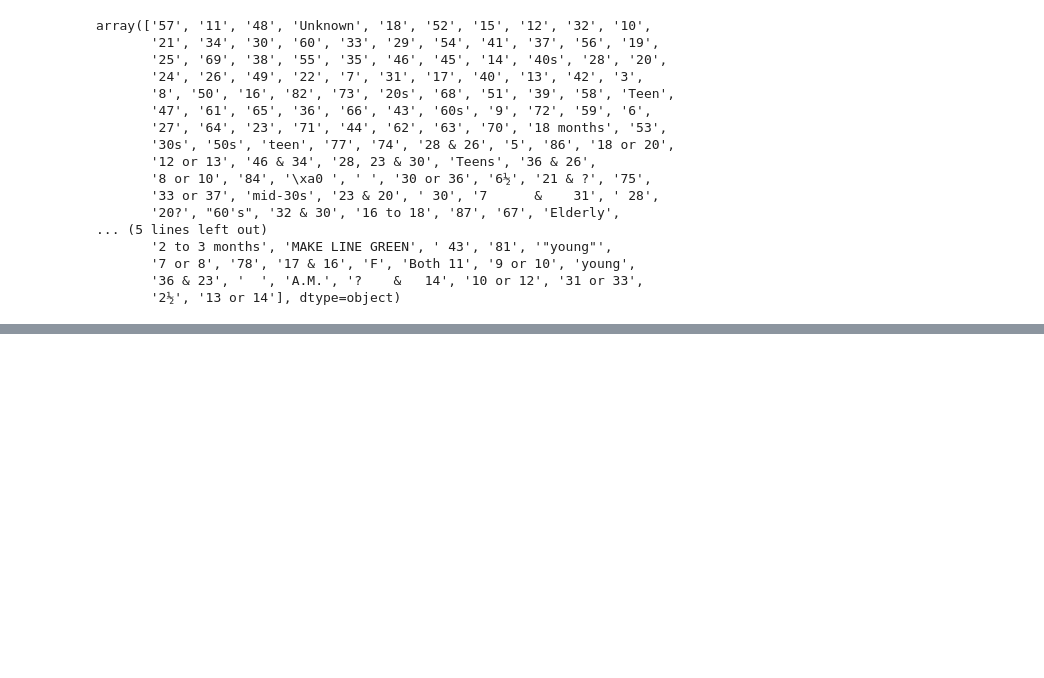
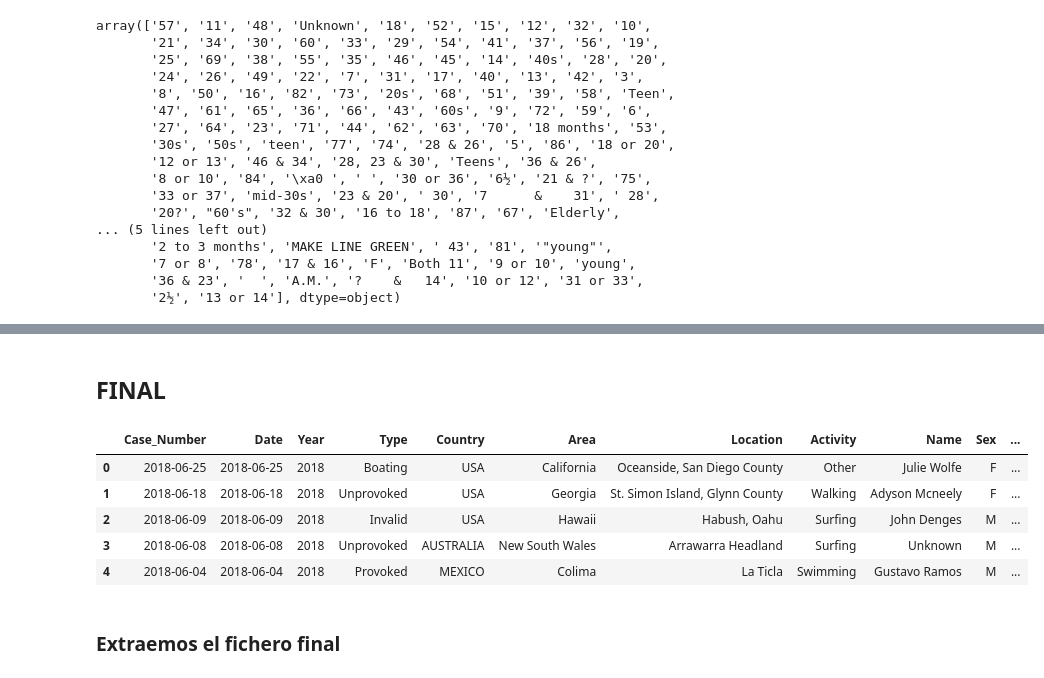
Before and after one commit to victorrmtz/Proyecto-Shark-Limpieza-, a Jupyter notebook: Code/main.ipynb, the cells around one changed output, grey strips where cells are left out. Drawn from its saved outputs; the diff is of its cells as text; code cells hidden in the pictures; blank space fills up the shorter version.

```diff
--- a/Code/main.ipynb
+++ b/Code/main.ipynb
@@ -1144,0 +1271,6 @@ array(['Boating', 'Unprovoked', 'Invalid', 'Provoked', 'Questionable',
+# %%
+for c in data.select_dtypes('object').columns:
+
+    data[c]=data[c].astype('category')
+
+data.info(memory_usage='deep')
@@ -1144,0 +1295,6 @@ array(['Boating', 'Unprovoked', 'Invalid', 'Provoked', 'Questionable',
+# %%
+for c in data.select_dtypes('float').columns:
+
+    data[c]=pd.to_numeric(data[c], downcast='float')
+
+data.info(memory_usage='deep')
@@ -1144,0 +1319,6 @@ array(['Boating', 'Unprovoked', 'Invalid', 'Provoked', 'Questionable',
+# %%
+for c in data.select_dtypes('integer').columns:
+
+    data[c]=pd.to_numeric(data[c], downcast='integer')
+
+data.info(memory_usage='deep')
@@ -1144,0 +1343,15 @@ array(['Boating', 'Unprovoked', 'Invalid', 'Provoked', 'Questionable',
+# %% [markdown]
+## FINAL
+# %%
+data.reset_index(drop=True, inplace=True) #Reseteamos index
+# %%
+data.head()
+# %% [output]
+|  | Case_Number | Date | Year | Type | Country | Area | Location | Activity | Name | Sex | ... |
+| 0 | 2018-06-25 | 2018-06-25 | 2018 | Boating | USA | California | Oceanside, San Diego County | Other | Julie Wolfe | F | ... |
+| 1 | 2018-06-18 | 2018-06-18 | 2018 | Unprovoked | USA | Georgia | St. Simon Island, Glynn County | Walking | Adyson Mcneely | F | ... |
+| 2 | 2018-06-09 | 2018-06-09 | 2018 | Invalid | USA | Hawaii | Habush, Oahu | Surfing | John Denges | M | ... |
+| 3 | 2018-06-08 | 2018-06-08 | 2018 | Unprovoked | AUSTRALIA | New South Wales | Arrawarra Headland | Surfing | Unknown | M | ... |
+| 4 | 2018-06-04 | 2018-06-04 | 2018 | Provoked | MEXICO | Colima | La Ticla | Swimming | Gustavo Ramos | M | ... |
+# %% [markdown]
+### Extraemos el fichero final
```
Also changed, not shown: parts of 29 cells of this notebook, 1 other file.
